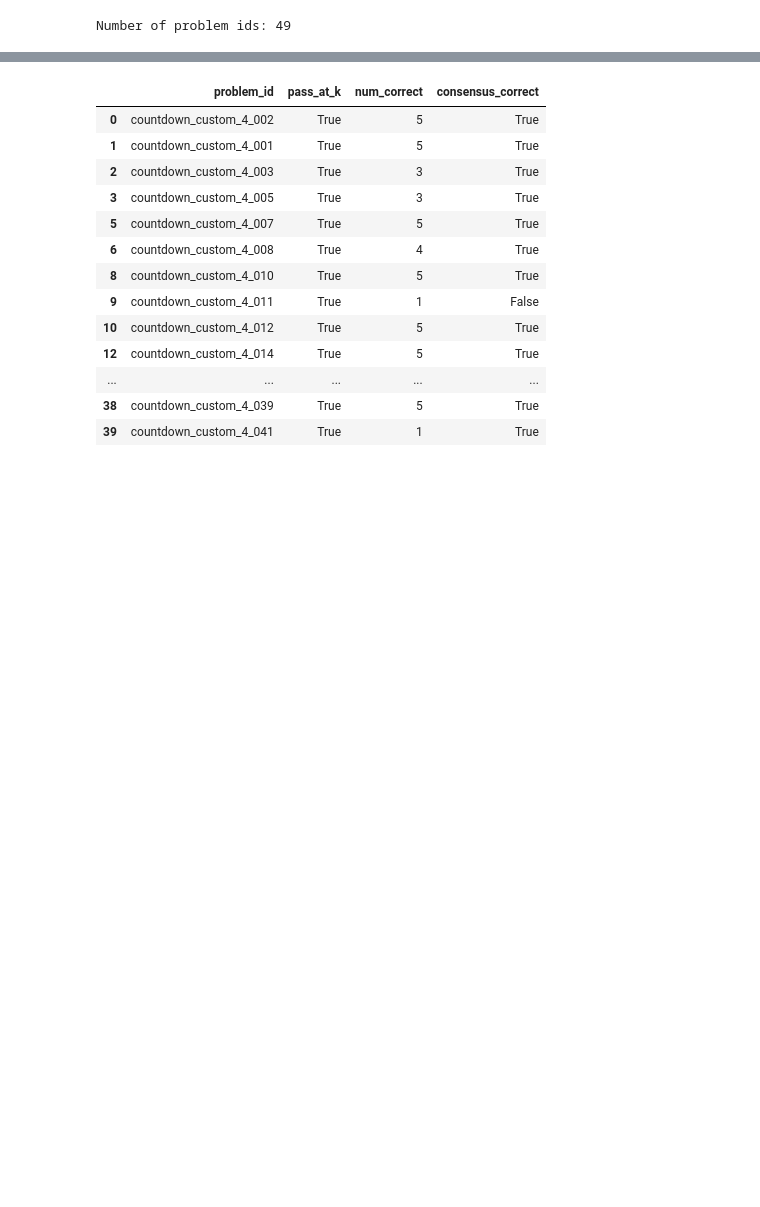
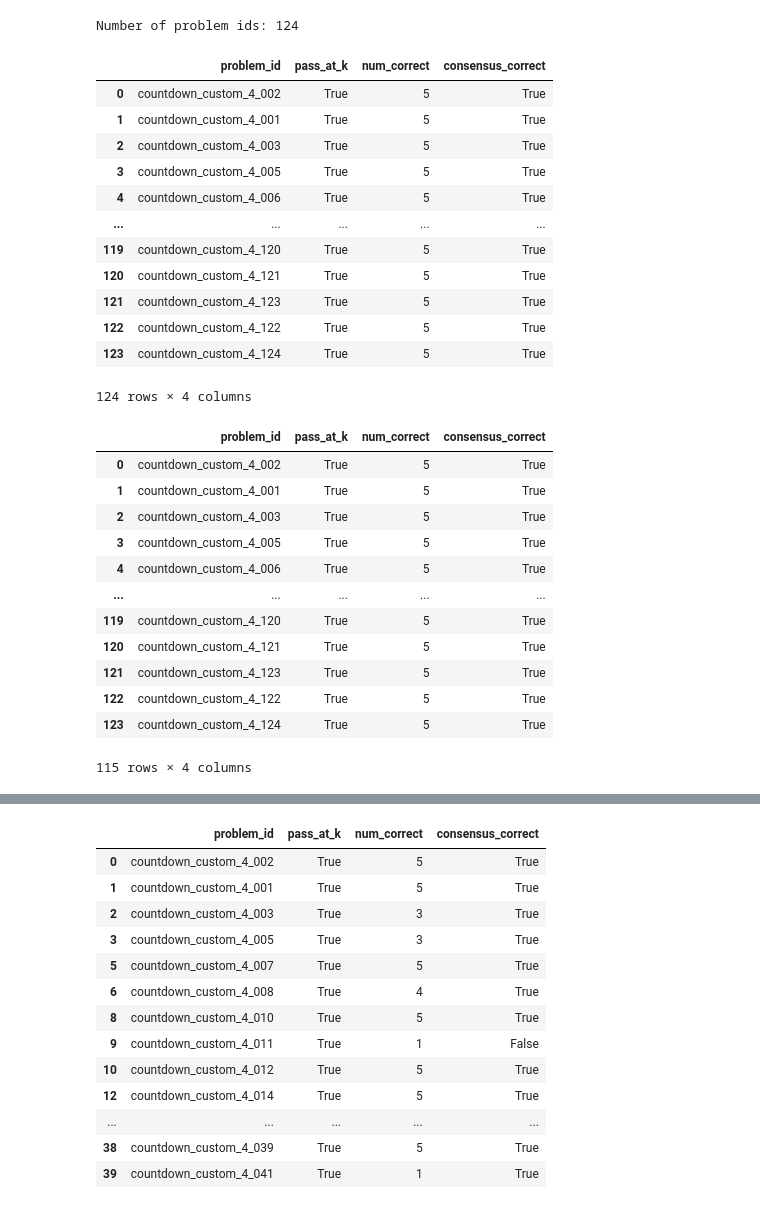
Before and after one commit to adityatadimeti/reasoning-distillation, a Jupyter notebook: paper_results/consensus_analysis copy.ipynb, the cells around one changed output, grey strips where cells are left out. Cells and saved outputs as stored; diff of their text form; code cells hidden in the pictures; blank space fills up the shorter version.

```diff
--- a/paper_results/consensus_analysis copy.ipynb
+++ b/paper_results/consensus_analysis copy.ipynb
@@ -41,8 +41,53 @@ results = json.load(open("/Users/justinshen/Documents/Code/cocolab/reasoning-dis
 #
-# %%
-problem_ids0 = extract_problem_ids(results)
-# %% [output]
-Number of problem ids: 49
+# %%
+problem_ids0 = extract_problem_ids(results)
+import pandas as pd
+
+# Collect the relevant fields into a list of dicts
+summary_data = []
+for res in results['results']:
+    summary_data.append({
+        "problem_id": res.get('problem_id'),
+        "pass_at_k": res.get('pass_at_k'),
+        "num_correct": res.get('num_correct'),
+        "consensus_correct": res.get('consensus_correct')
+    })
+
+# Create a DataFrame
+summary_df = pd.DataFrame(summary_data)
+
+# Display the DataFrame
+display(summary_df)
+
+summary_df[summary_df['num_correct'] >= 3]
+# %% [output]
+Number of problem ids: 124
+|  | problem_id | pass_at_k | num_correct | consensus_correct |
+| 0 | countdown_custom_4_002 | True | 5 | True |
+| 1 | countdown_custom_4_001 | True | 5 | True |
+| 2 | countdown_custom_4_003 | True | 5 | True |
+| 3 | countdown_custom_4_005 | True | 5 | True |
+| 4 | countdown_custom_4_006 | True | 5 | True |
+| ... | ... | ... | ... | ... |
+| 119 | countdown_custom_4_120 | True | 5 | True |
+| 120 | countdown_custom_4_121 | True | 5 | True |
+| 121 | countdown_custom_4_123 | True | 5 | True |
+| 122 | countdown_custom_4_122 | True | 5 | True |
+| 123 | countdown_custom_4_124 | True | 5 | True |
+124 rows × 4 columns
+|  | problem_id | pass_at_k | num_correct | consensus_correct |
+| 0 | countdown_custom_4_002 | True | 5 | True |
+| 1 | countdown_custom_4_001 | True | 5 | True |
+| 2 | countdown_custom_4_003 | True | 5 | True |
+| 3 | countdown_custom_4_005 | True | 5 | True |
+| 4 | countdown_custom_4_006 | True | 5 | True |
+| ... | ... | ... | ... | ... |
+| 119 | countdown_custom_4_120 | True | 5 | True |
+| 120 | countdown_custom_4_121 | True | 5 | True |
+| 121 | countdown_custom_4_123 | True | 5 | True |
+| 122 | countdown_custom_4_122 | True | 5 | True |
+| 123 | countdown_custom_4_124 | True | 5 | True |
+115 rows × 4 columns
 # %%
 from collections import Counter
 import pandas as pd
```
Also changed, not shown: parts of 3 cells of this notebook, 7 other files.
